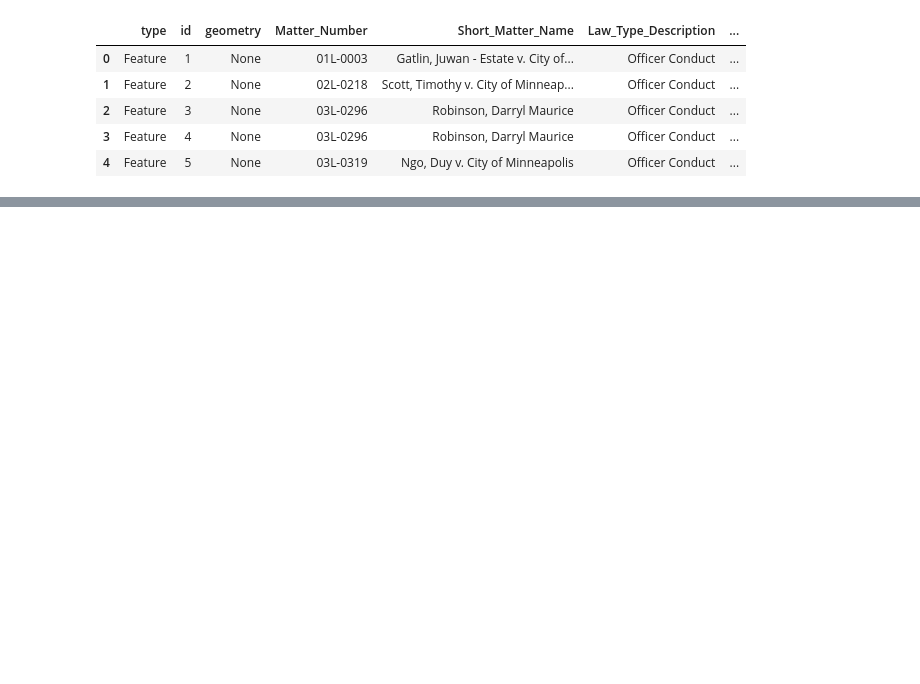
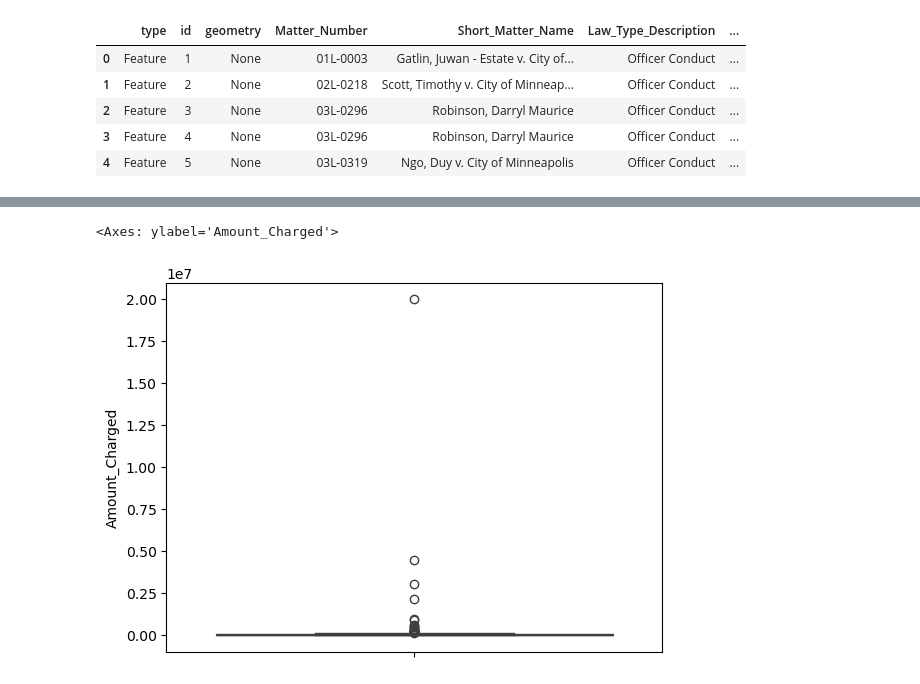
Before and after one commit to kymayodeji/mpls, a Jupyter notebook: police_complaints.ipynb, the cells around one changed output, grey strips where cells are left out. Cells and saved outputs as stored; diff of their text form; code cells hidden in the pictures; blank space fills up the shorter version.

```diff
--- a/police_complaints.ipynb
+++ b/police_complaints.ipynb
@@ -181,0 +236,5 @@ Name: count, dtype: int64
+# %%
+sns.boxplot(df[df['Date_Closed'].notnull()]['Amount_Charged'])
+# %% [output]
+<Axes: ylabel='Amount_Charged'>
+[figure, added]
```
Also changed, not shown: parts of 17 cells of this notebook, 1 other file.
